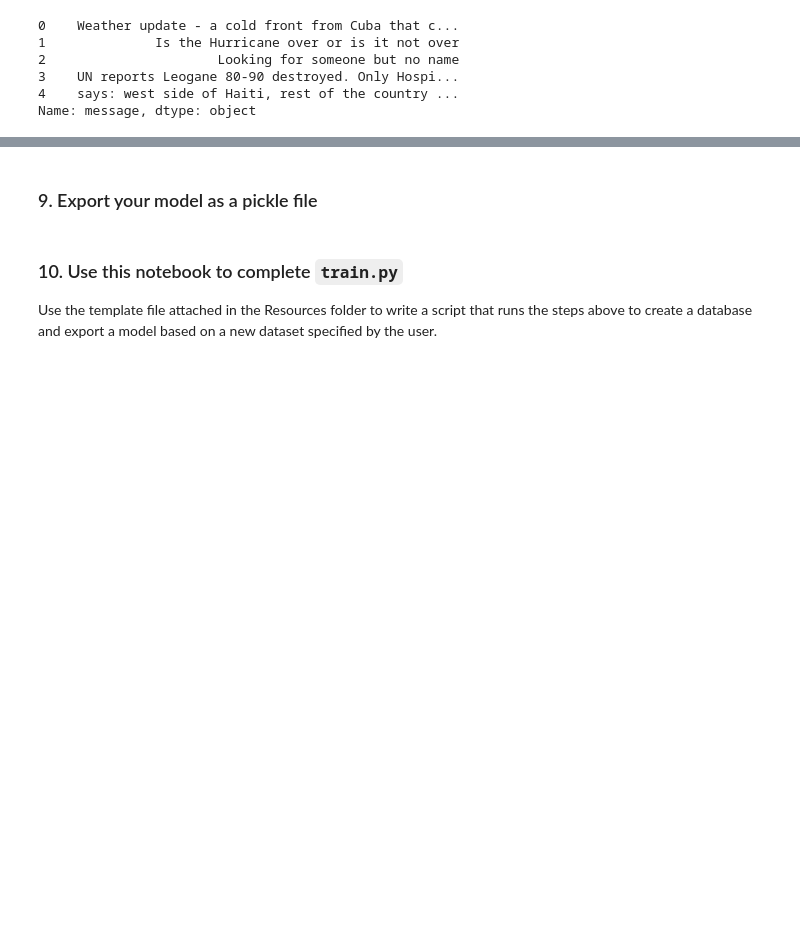
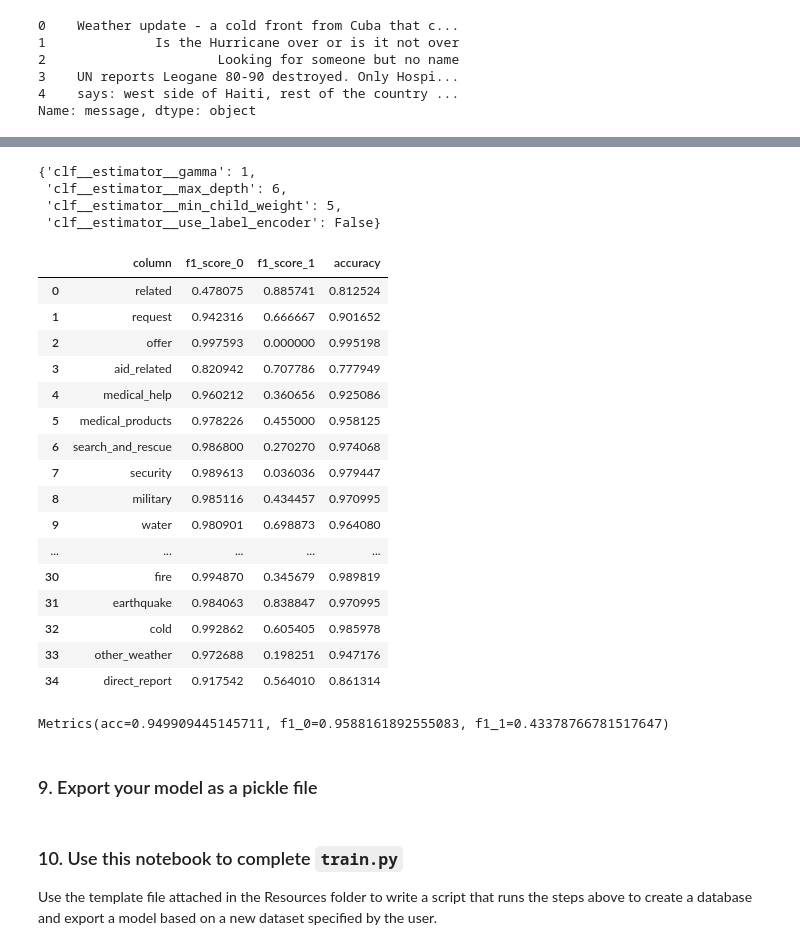
Before and after one commit to leminkhoa/Udacity_DisasterReponsePipeline_Project, a Jupyter notebook: ML Pipeline Preparation.ipynb, the cells around one changed output, grey strips where cells are left out. Cells and saved outputs as stored; diff of their text form; code cells hidden in the pictures; blank space fills up the shorter version.

```diff
--- a/ML Pipeline Preparation.ipynb
+++ b/ML Pipeline Preparation.ipynb
@@ -92,0 +429,11 @@ Since this project focuses on code quality, process, and  pipelines, there is no
+# %%
+# Grid Search
+new_parameters = {
+              'clf__estimator__min_child_weight' : [1, 5],
+              'clf__estimator__gamma' : [0, 1],
+              'clf__estimator__max_depth': [6, 3],
+              'clf__estimator__use_label_encoder': [False]
+             }
+new_cv = GridSearchCV(new_pipeline, param_grid=new_parameters, verbose=4, cv=3)
+# %%
+new_cv.fit(X_train, y_train)
@@ -93,2 +475,39 @@ Since this project focuses on code quality, process, and  pipelines, there is no
+# %%
+# Get the best params
+new_cv.best_params_
+# %% [output]
+{'clf__estimator__gamma': 1,
+ 'clf__estimator__max_depth': 6,
+ 'clf__estimator__min_child_weight': 5,
+ 'clf__estimator__use_label_encoder': False}
+# %%
+# Predict
+new_y_pred = new_cv.predict(X_test)
+# %%
+new_report_df, new_metrics_mean = metrics_evaluation(y_test, new_y_pred)
+# %%
+new_report_df
+# %% [output]
+|  | column | f1_score_0 | f1_score_1 | accuracy |
+| 0 | related | 0.478075 | 0.885741 | 0.812524 |
+| 1 | request | 0.942316 | 0.666667 | 0.901652 |
+| 2 | offer | 0.997593 | 0.000000 | 0.995198 |
+| 3 | aid_related | 0.820942 | 0.707786 | 0.777949 |
+| 4 | medical_help | 0.960212 | 0.360656 | 0.925086 |
+| 5 | medical_products | 0.978226 | 0.455000 | 0.958125 |
+| 6 | search_and_rescue | 0.986800 | 0.270270 | 0.974068 |
+| 7 | security | 0.989613 | 0.036036 | 0.979447 |
+| 8 | military | 0.985116 | 0.434457 | 0.970995 |
+| 9 | water | 0.980901 | 0.698873 | 0.964080 |
+| ... | ... | ... | ... | ... |
+| 30 | fire | 0.994870 | 0.345679 | 0.989819 |
+| 31 | earthquake | 0.984063 | 0.838847 | 0.970995 |
+| 32 | cold | 0.992862 | 0.605405 | 0.985978 |
+| 33 | other_weather | 0.972688 | 0.198251 | 0.947176 |
+| 34 | direct_report | 0.917542 | 0.564010 | 0.861314 |
+# %%
+new_metrics_mean
+# %% [output]
+Metrics(acc=0.949909445145711, f1_0=0.9588161892555083, f1_1=0.43378766781517647)
 # %% [markdown]
 ### 9. Export your model as a pickle file
```
Also changed, not shown: parts of 54 cells of this notebook, 11 other files.
